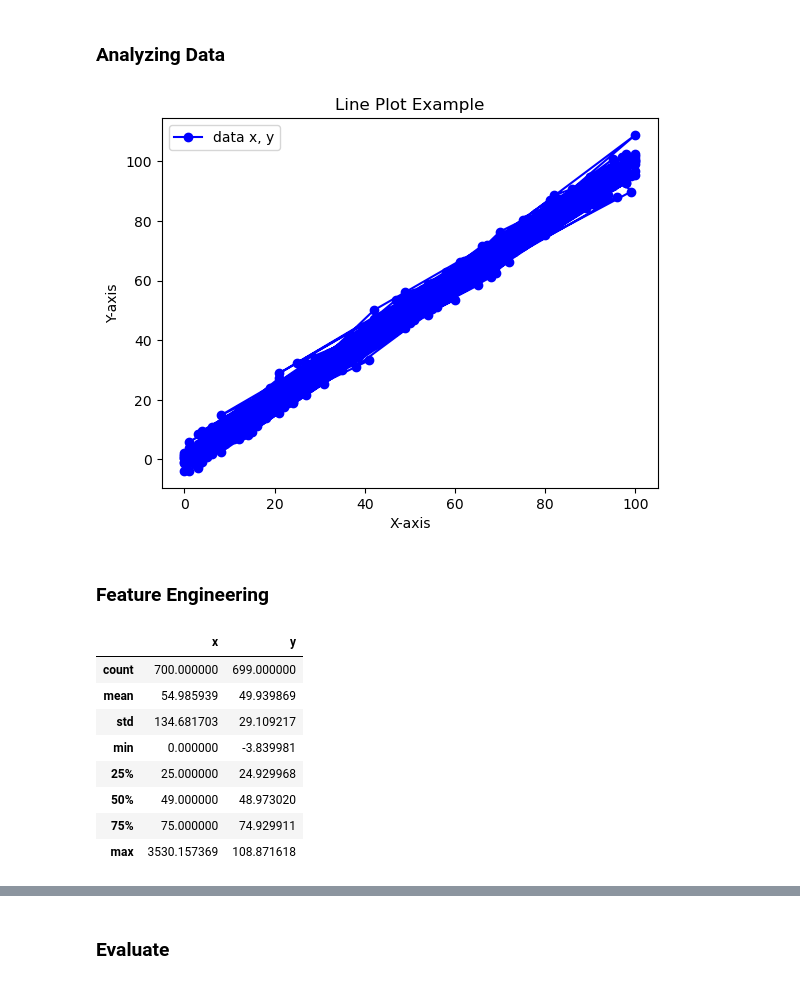
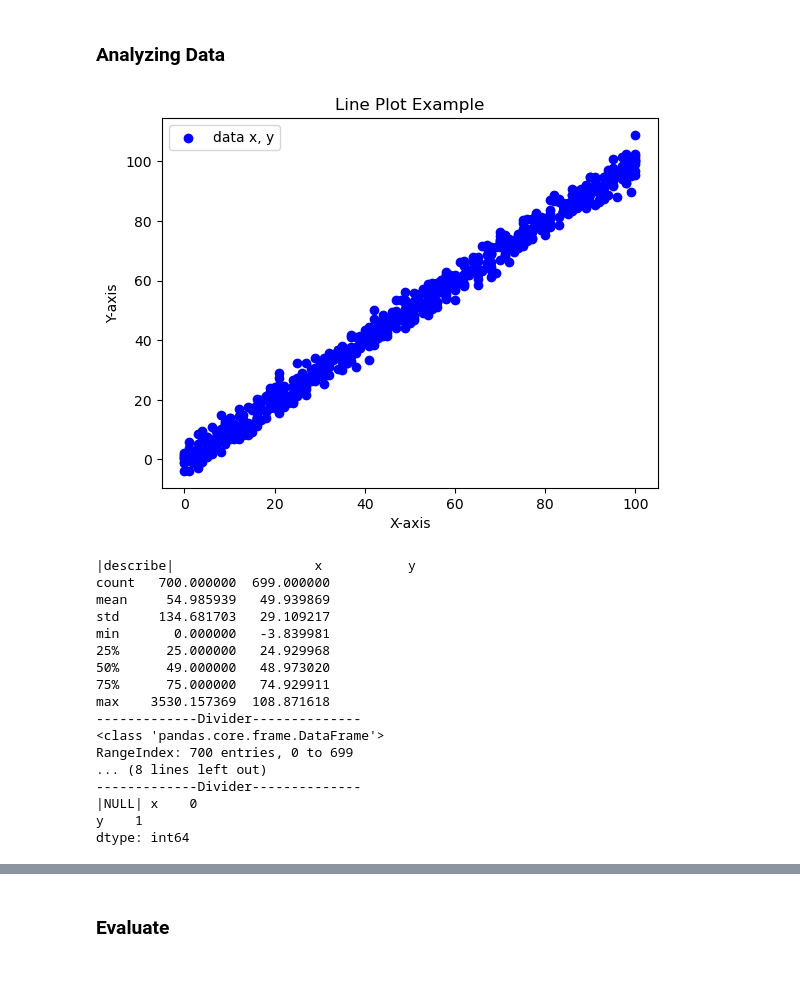
Before and after one commit to FaizanHassan123/Learning-MachineLearning, a Jupyter notebook: andonians-random-linear-regression/train.ipynb, the cells around one changed output, grey strips where cells are left out. Cells and saved outputs as stored; diff of their text form; code cells hidden in the pictures.

```diff
--- a/andonians-random-linear-regression/train.ipynb
+++ b/andonians-random-linear-regression/train.ipynb
@@ -47,34 +47,44 @@ def reverse_min_max_scaling(scaled_value, min_value, max_value):
 ### Analyzing Data
 # %%
 # Create a line plot
-plt.plot(data.x, data.y, label='data x, y', color='blue', marker='o')
+plt.scatter(data.x, data.y, label='data x, y', color='blue', marker='o')
 
 # Add title and labels
 plt.title('Line Plot Example')
 plt.xlabel('X-axis')
 plt.ylabel('Y-axis')
 
 # Add a legend
 plt.legend()
 
 # Show the plot
 plt.show()
 # %% [output]
-[figure, old version]
+[figure, new version]
-# %% [markdown]
-### Feature Engineering
 # %%
 # scaling
 # data.x = np.log10(data.x)
 
-data.describe()
+print("|describe|", data.describe())
+print("-------------Divider--------------")
+print("|info|", data.info())
+print("-------------Divider--------------")
+print("|NULL|", data.isna().sum())
 # %% [output]
-|  | x | y |
-| count | 700.000000 | 699.000000 |
-| mean | 54.985939 | 49.939869 |
-| std | 134.681703 | 29.109217 |
-| min | 0.000000 | -3.839981 |
-| 25% | 25.000000 | 24.929968 |
-| 50% | 49.000000 | 48.973020 |
-| 75% | 75.000000 | 74.929911 |
-| max | 3530.157369 | 108.871618 |
+|describe|                  x           y
+count   700.000000  699.000000
+mean     54.985939   49.939869
+std     134.681703   29.109217
+min       0.000000   -3.839981
+25%      25.000000   24.929968
+50%      49.000000   48.973020
+75%      75.000000   74.929911
+max    3530.157369  108.871618
+-------------Divider--------------
+<class 'pandas.core.frame.DataFrame'>
+RangeIndex: 700 entries, 0 to 699
+... (8 lines left out)
+-------------Divider--------------
+|NULL| x    0
+y    1
+dtype: int64
```
Also changed, not shown: parts of 16 cells of this notebook.
